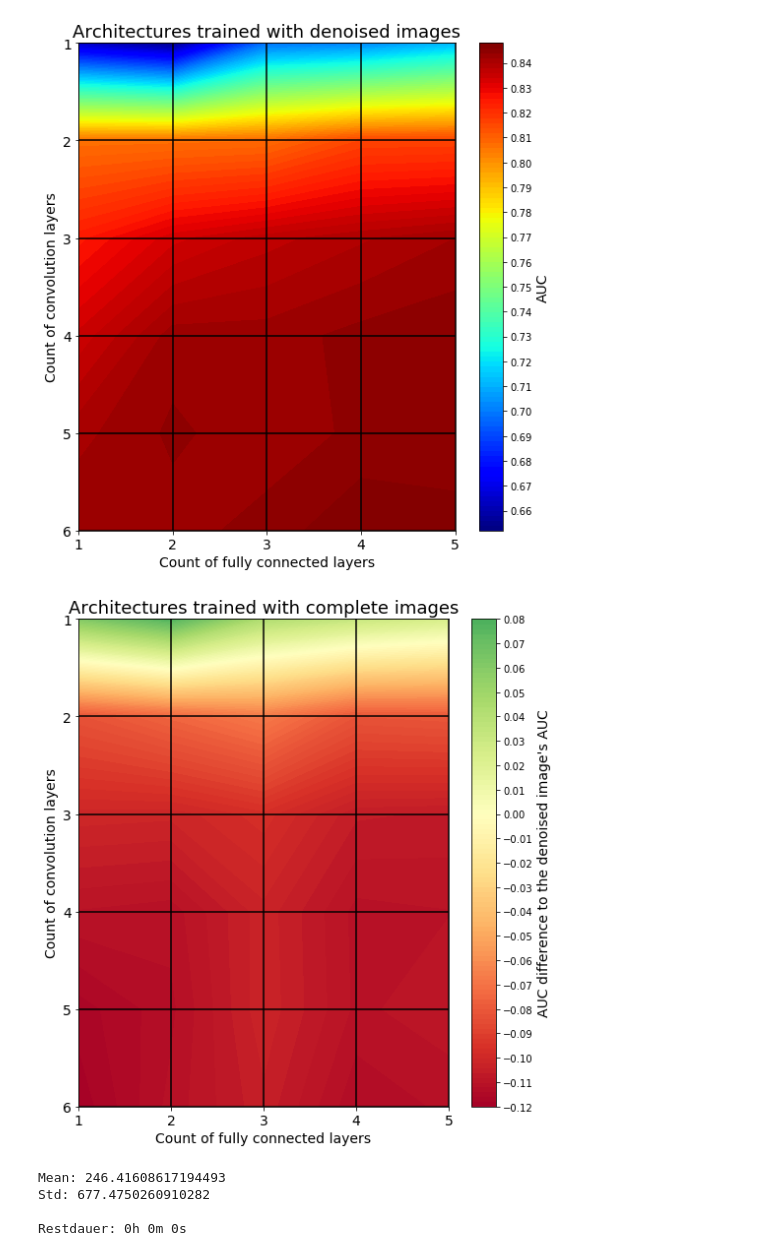
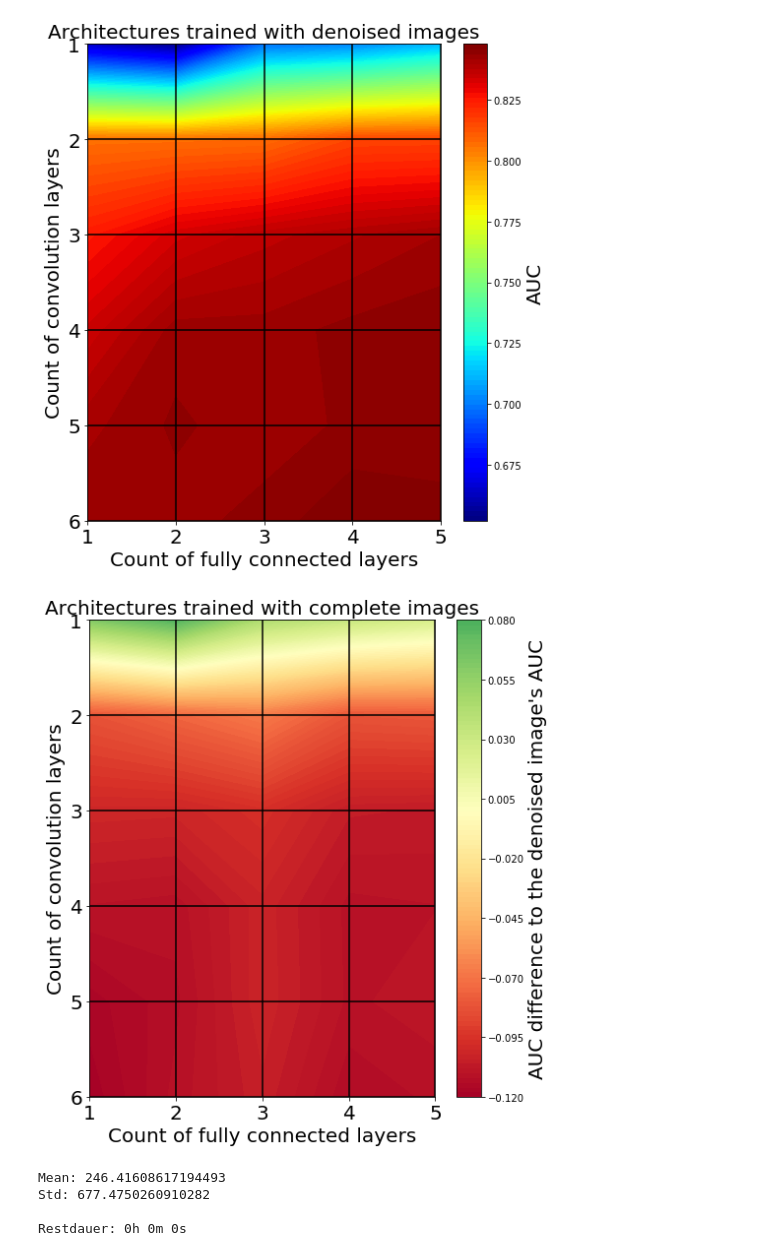
Before and after one commit to JMBehnken/Gamma_Hadron_Separation_With_Deep_Learning_for_the_First_G-APD_Cherenkov_Telescope, a Jupyter notebook: 07_make_FACT/python_files/Architecture_comparison/Architecture_comparison.ipynb, the cells around one changed output. Saved outputs shown, nothing was run; the diff lists cells and outputs as text; code cells hidden in the pictures.

```diff
--- a/07_make_FACT/python_files/Architecture_comparison/Architecture_comparison.ipynb
+++ b/07_make_FACT/python_files/Architecture_comparison/Architecture_comparison.ipynb
@@ -46,14 +46,14 @@ for heatmap_data in heatmaps:
         matrix[c, f] = arch[2]
     matrices.append(matrix)
 
-font_big = 18
-font_small = 14
+font_big = 20
+font_small = 20
 
 plt.figure(figsize=(7.5,8))
 plt.contourf(matrices[0], 100, cmap='jet')
 plt.gca().invert_yaxis()
 cbar = plt.colorbar()
-cbar.set_ticks(np.arange(0.0, 1.0, 0.01), update_ticks=True)
+cbar.set_ticks(np.arange(0.0, 1.0, 0.025), update_ticks=True)
 cbar.ax.set_ylabel('AUC', fontsize=font_small)
 
 plt.yticks(range(6), range(1,7), fontsize=font_small)
@@ -71,36 +71,36 @@ for i in range(5):
 plt.tight_layout()
 plt.savefig(path_build+'Architectures_AUC_denoised.pdf')
 plt.show()
 
 
 elev_min = -0.12
 elev_max = 0.12
 
 plt.figure(figsize=(7.5,8))
 plt.contourf(matrix[1]-matrices[0], 100, cmap='RdYlGn', clim=(elev_min, elev_max), norm=MidpointNormalize(midpoint=0,vmin=elev_min, vmax=elev_max))
 plt.gca().invert_yaxis()
 cbar = plt.colorbar()
-cbar.set_ticks(np.arange(elev_min, elev_max, 0.01), update_ticks=True)
+cbar.set_ticks(np.arange(elev_min, elev_max, 0.025), update_ticks=True)
 cbar.ax.set_ylabel("AUC difference to the denoised image's AUC", fontsize=font_small)
 
 plt.yticks(range(6), range(1,7), fontsize=font_small)
 plt.xticks(range(5), range(1,6), fontsize=font_small)
 
 plt.title('Architectures trained with complete images', fontsize=font_big)
 plt.xlabel('Count of fully connected layers', fontsize=font_small)
 plt.ylabel('Count of convolution layers', fontsize=font_small)
 
 for i in range(6):
     plt.plot([0,4], [i, i], 'k')
 for i in range(5):
     plt.plot([i,i], [0, 5], 'k')
 
 plt.tight_layout()
 plt.savefig(path_build+'Architectures_AUC_noised.pdf')
 plt.show()
 # %% [output]
-[figure, old version]
+[figure, new version]
-[figure, old version]
+[figure, new version]
 # %%
 time = []
 for folder in folders:
```
Also changed, not shown: 2 other files.
